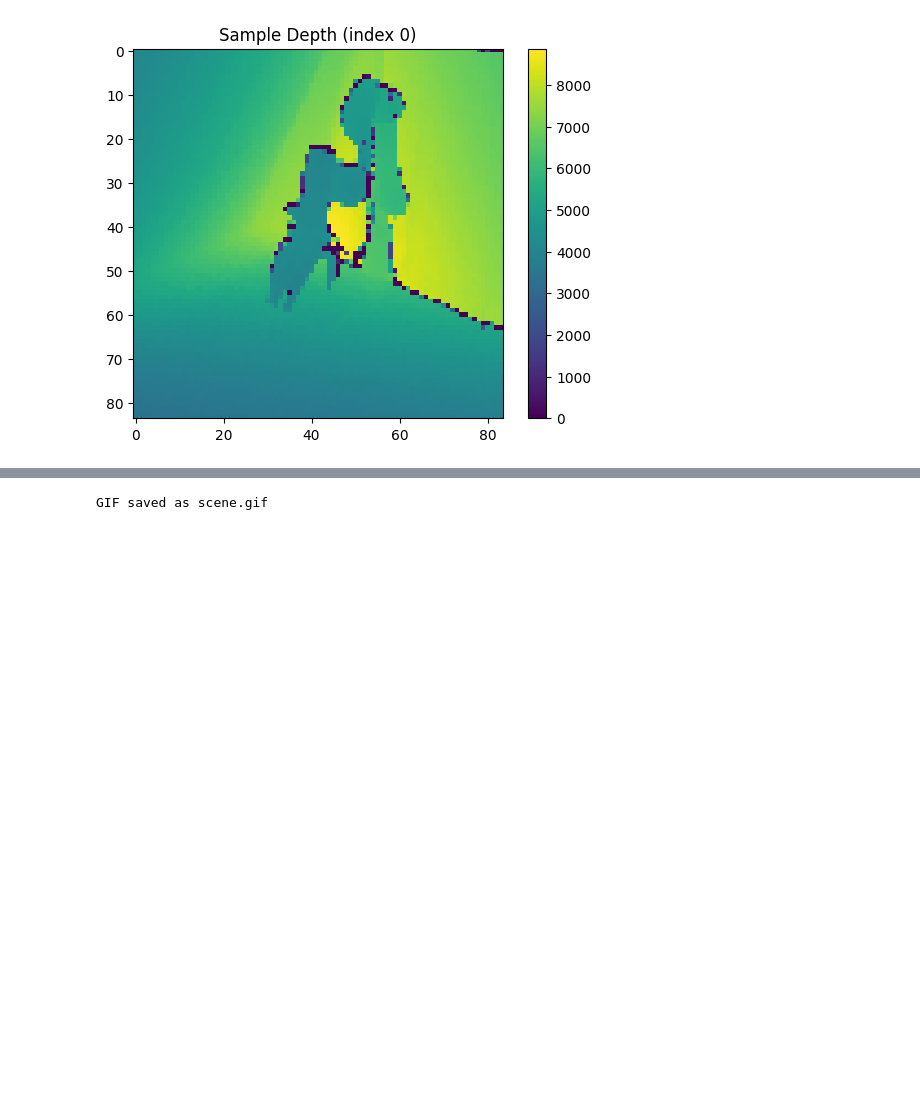
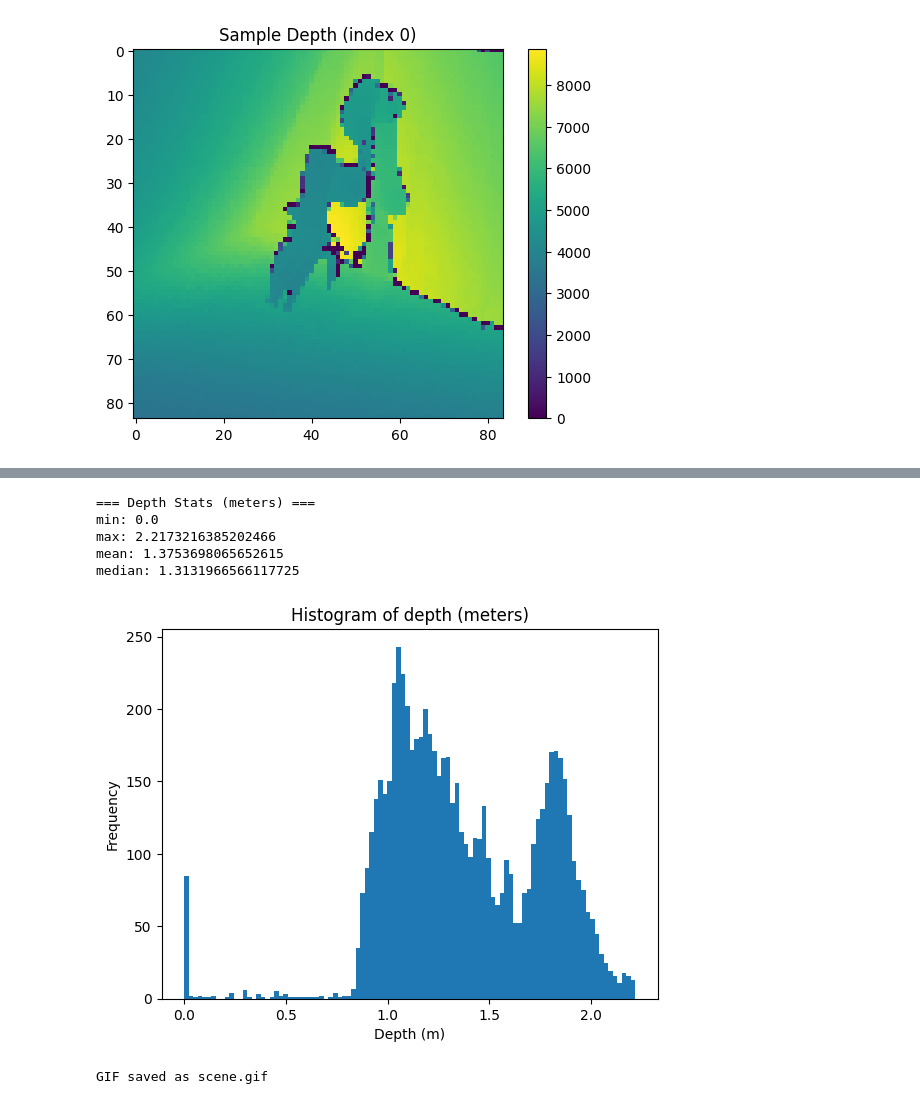
Before and after one commit to AniruthSuresh/3D-Fusion-Helpers, a Jupyter notebook: real_robot_demo/main.ipynb, the cells around one changed output, grey strips where cells are left out. Drawn from its saved outputs; the diff is of its cells as text; code cells hidden in the pictures; blank space fills up the shorter version.

```diff
--- a/real_robot_demo/main.ipynb
+++ b/real_robot_demo/main.ipynb
@@ -124,3 +167,49 @@ plt.show()
+# %%
+import numpy as np
+import open3d as o3d
+import matplotlib.pyplot as plt
+
+# -----------------------------
+# Example: load depth and image
+# depth: (84,84) float64
+# img: (84,84,3) uint8
+# -----------------------------
+
+# Assuming you already have:
+# depth, img = <from zarr or elsewhere>
+
+# -----------------------------
+# Step 1: Scale depth to meters
+# -----------------------------
+depth_scale = 0.0002500000118743628
+depth_m = depth * depth_scale
+
+# Compute stats
+d_min = np.min(depth_m)
+d_max = np.max(depth_m)
+d_mean = np.mean(depth_m)
+d_median = np.median(depth_m)
+
+print("=== Depth Stats (meters) ===")
+print("min:", d_min)
+print("max:", d_max)
+print("mean:", d_mean)
+print("median:", d_median)
+
+# Optional: histogram
+import matplotlib.pyplot as plt
+plt.hist(depth_m.flatten(), bins=100)
+plt.title("Histogram of depth (meters)")
+plt.xlabel("Depth (m)")
+plt.ylabel("Frequency")
+plt.show()
+# %% [output]
+=== Depth Stats (meters) ===
+min: 0.0
+max: 2.2173216385202466
+mean: 1.3753698065652615
+median: 1.3131966566117725
+[figure, added]
 # %%
 import zarr
 import imageio
```
Also changed, not shown: parts of 2 cells of this notebook, 1 other file.
